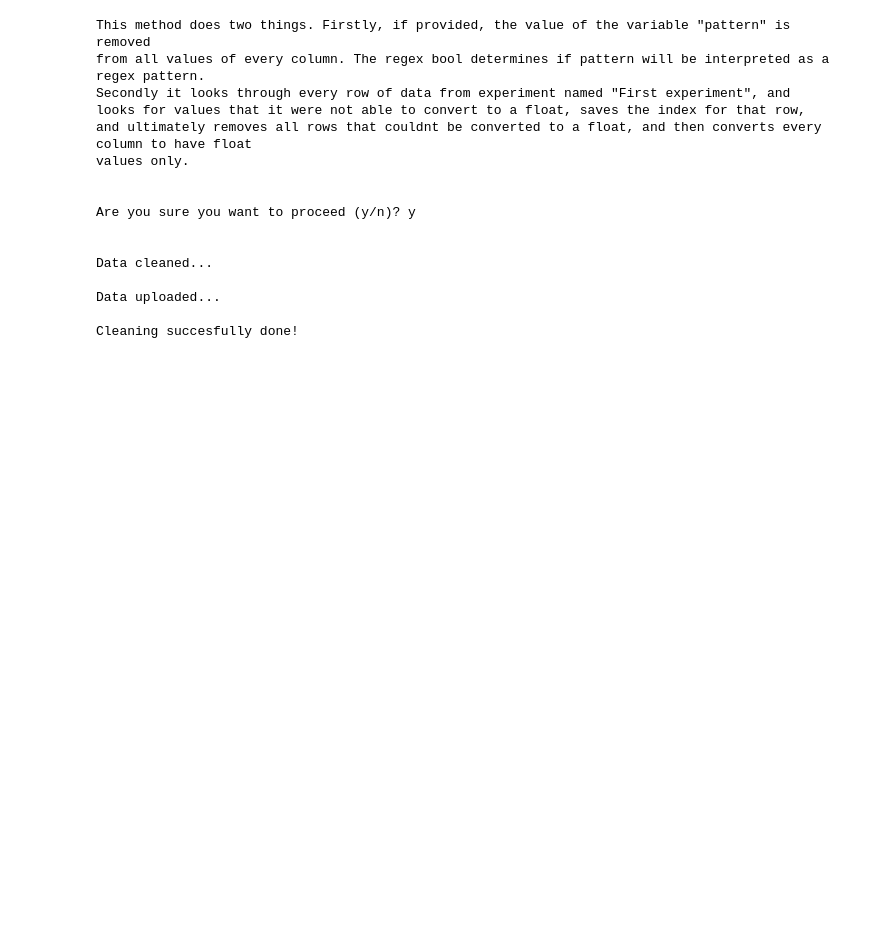
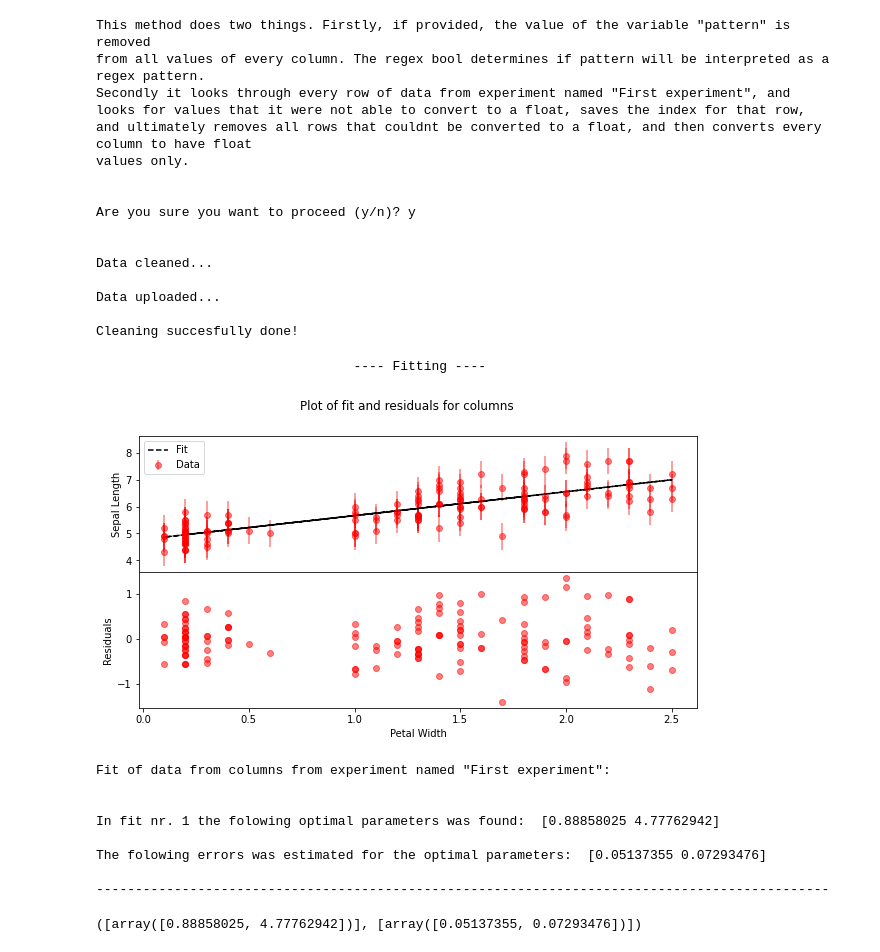
Before and after one commit to fred465f/Lab, a Jupyter notebook: lab_notebook.ipynb, the cells around one changed output. Drawn from its saved outputs; the diff is of its cells as text; code cells hidden in the pictures; blank space fills up the shorter version.

```diff
--- a/lab_notebook.ipynb
+++ b/lab_notebook.ipynb
@@ -371,19 +438,34 @@ values only. \n\n'''.format(name))
         else:
             pass
 
+        # Check sigma
+        if sigma == None:
+            sigma = [None]*len(columns)
+
         # Calculate optimal parameters and covariance matrices
-        for column, func in zip(columns, funcs):
-            xdata, ydata = data[column][0], data[column][1]
-            popt, pcov = curve_fit(func, xdata, ydata, p0=guesses, sigma=sigma,
+        for i, func in enumerate(funcs):
+            xdata, ydata = data[columns[i][0]], data[columns[i][1]]
+            popt, pcov = curve_fit(func, xdata, ydata, p0=guesses, sigma=sigma[i],
                                    absolute_sigma=absolute_sigma, method=method)
             popts.append(popt)
             pcovs.append(pcov)
 
         # Plot fits
-        plot_fit(data, name, columns, save, popts, funcs)
+        plot_fit(data, name, columns, save, popts, funcs, residuals, sigma)
+
+        # Print predicted parameters and respective errors
+        print(Lab.UNDERLINE + Lab.BOLD + "\n\nFit" + Lab.END + Lab.UNDERLINE + " of data from columns from experiment named \"{}\":".format(name) + Lab.END)
+        perrs = [np.sqrt(np.diag(pcov)) for pcov in pcovs]
+        for i, popt in enumerate(popts):
+            print("\n\nIn fit nr. {} the folowing optimal parameters was found: ".format(i + 1), popt)
+            print("\nThe folowing errors was estimated for the optimal parameters: ", perrs[i])
+            print("\n----------------------------------------------------------------------------------------------")
 
         # Add information to log
-        self._description.append("\n\n  -  Fit was performed on columns from experiment called \"{}\". ({})".format(analysis_type, name, time.asctime(time.localtime(time.time()))))
+        self._description.append("\n\n  -  Fit was performed on columns from experiment called \"{}\". ({})".format(name, time.asctime(time.localtime(time.time()))))
+
+        # return optimal parameters and errors
+        return popts, perrs
 
     #Experiment getter
     @property
@@ -565,3 +647,22 @@ Data cleaned...
 Data uploaded...
 
 Cleaning succesfully done!
+# %%
+def func(x, a, b):
+    return a*x + b
+
+sigma = [[0.5]*150]
+
+lab.fit(name="First experiment", columns=[['petal_width','sepal_length']], funcs=[func], guesses=None, sigma=sigma, absolute_sigma=False, method=None, residuals=True, save=True)
+# %% [output]
+                                 ---- Fitting ----
+[figure, added]
+Fit of data from columns from experiment named "First experiment":
+
+
+In fit nr. 1 the folowing optimal parameters was found:  [0.88858025 4.77762942]
+
+The folowing errors was estimated for the optimal parameters:  [0.05137355 0.07293476]
+
+----------------------------------------------------------------------------------------------
+([array([0.88858025, 4.77762942])], [array([0.05137355, 0.07293476])])
```
Also changed, not shown: parts of 4 cells of this notebook, 1 other file.
